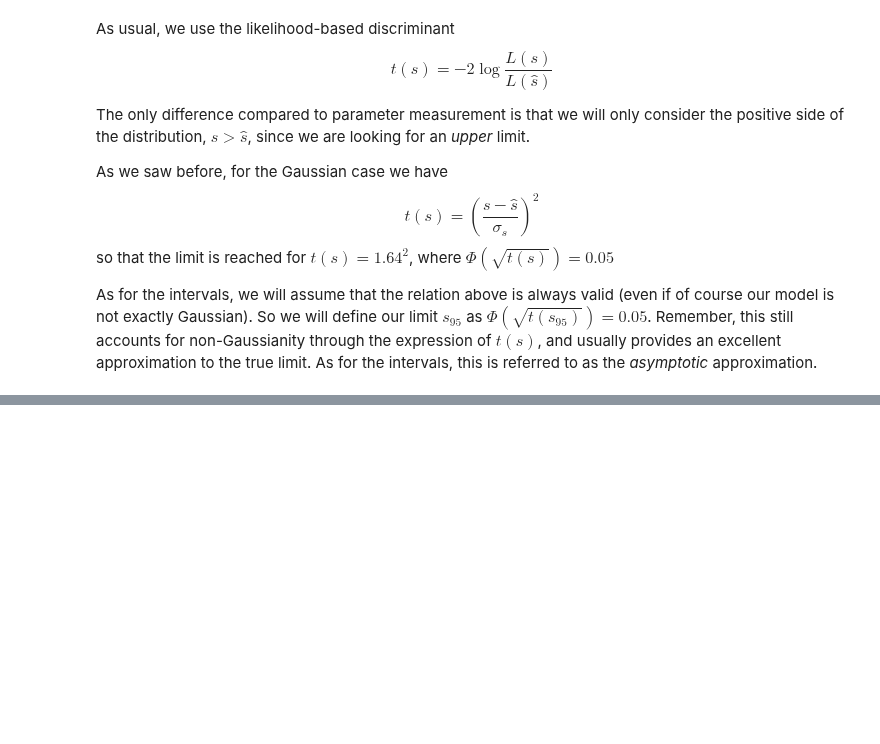
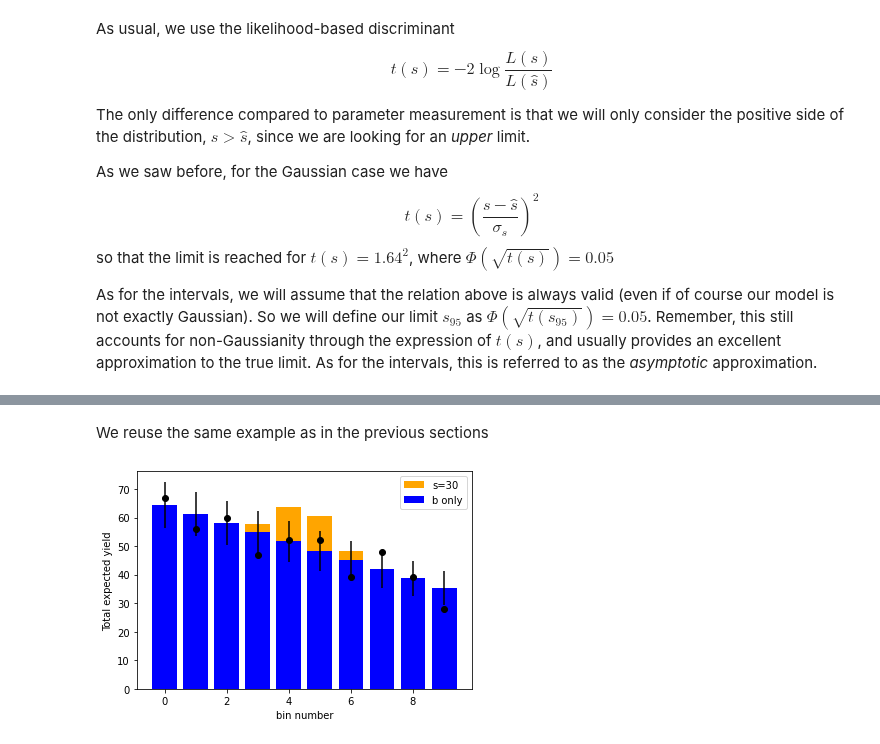
Before and after one commit to fastprof-hep/stats-tutorial, a Jupyter notebook: SOS2022/lecture2.ipynb, the cells around one changed output, grey strips where cells are left out. Drawn from its saved outputs; the diff is of its cells as text; code cells hidden in the pictures; blank space fills up the shorter version.

```diff
--- a/SOS2022/lecture2.ipynb
+++ b/SOS2022/lecture2.ipynb
@@ -155,0 +187,11 @@ s_vals = np.linspace(10, 50, 100)
+# %% [markdown]
+We reuse the same example as in the previous sections
+# %%
+plt.bar(x, s30_and_b, color='orange', label='s=30')
+plt.bar(x, b_only, color='b', yerr=np.sqrt(b_only), label='b only')
+plt.scatter(x, data, zorder=10, color='k')
+plt.xlabel('bin number')
+plt.ylabel('Total expected yield')
+plt.legend();
+# %% [output]
+[figure, added]
```
Also changed, not shown: parts of 29 cells of this notebook, 3 other files.
